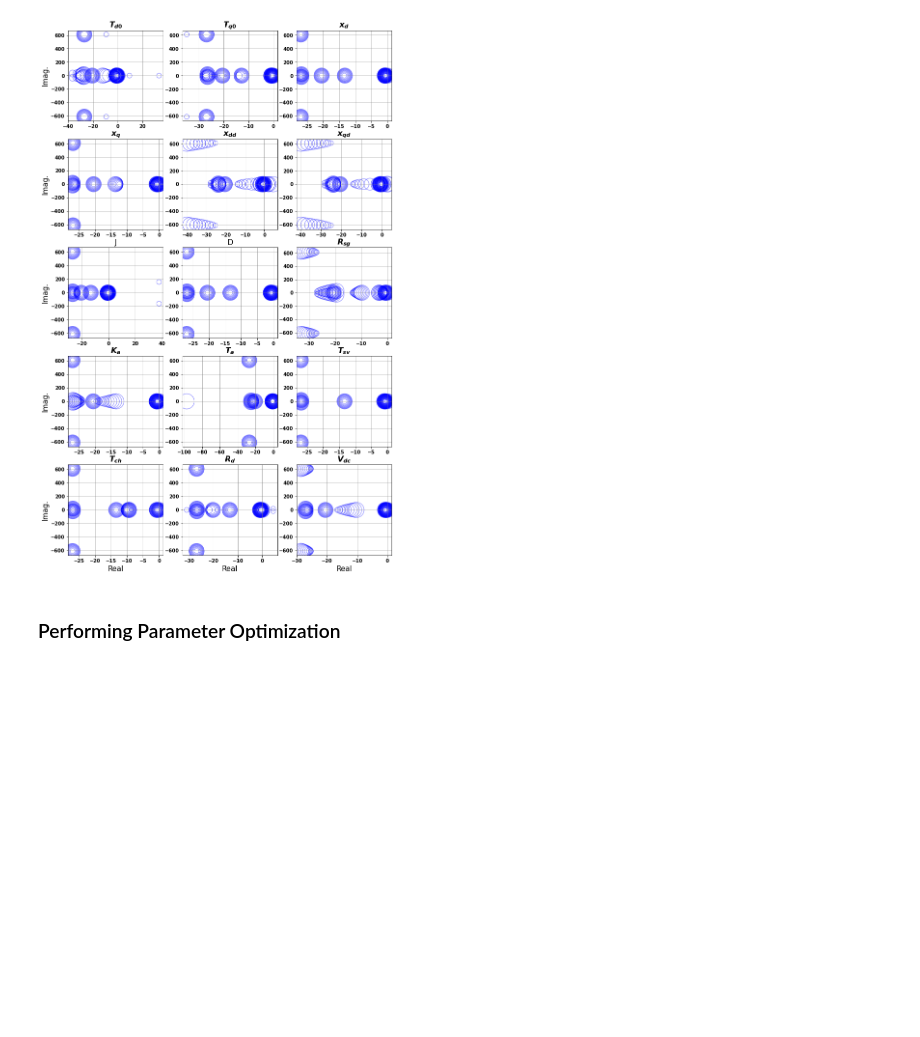
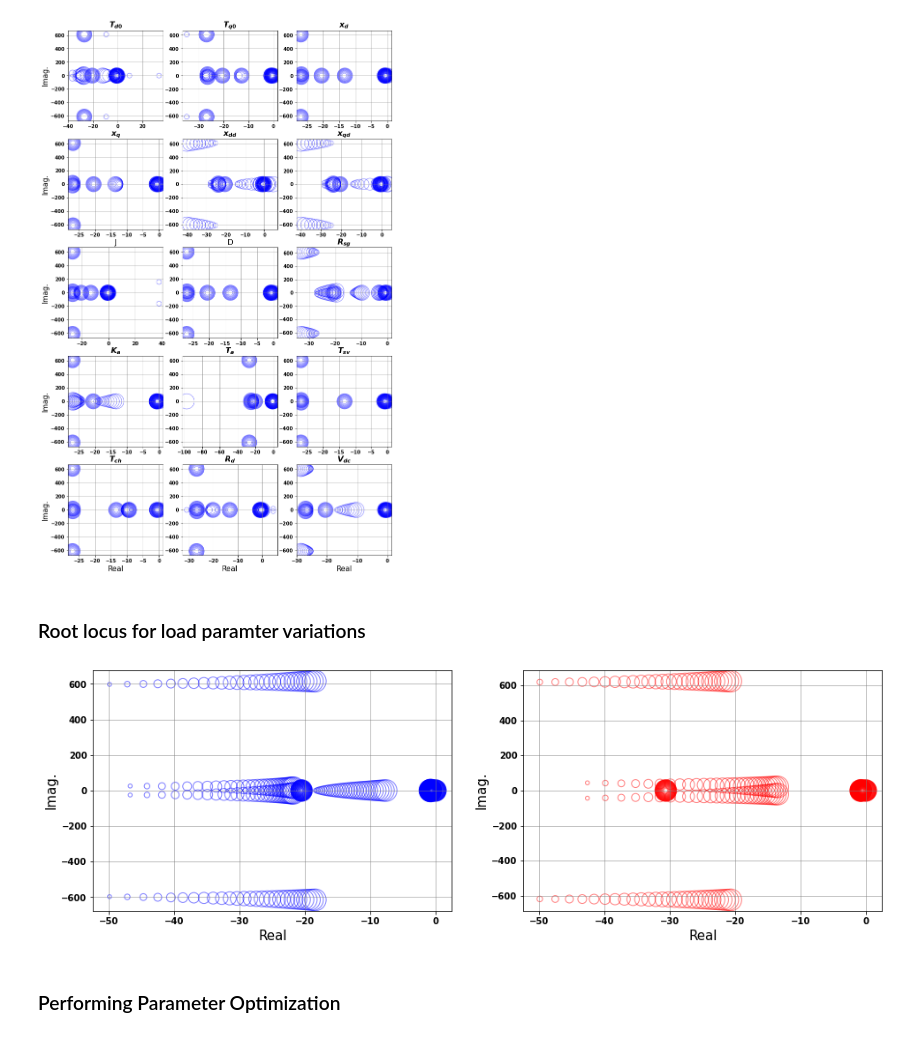
Before and after one commit to deependran7/VSM-Optimization, a Jupyter notebook: Linearization_Sensitivity_Optimization.ipynb, the cells around one changed output. Cells and saved outputs as stored; diff of their text form; code cells hidden in the pictures; blank space fills up the shorter version.

```diff
--- a/Linearization_Sensitivity_Optimization.ipynb
+++ b/Linearization_Sensitivity_Optimization.ipynb
@@ -220,6 +221,47 @@ plt.savefig('Images/bSensitivity.pdf',dpi = 300, bbox_inches='tight')
 plt.show()
 # %% [output]
 [figure]
+# %% [markdown]
+### Root locus for load paramter variations
+# %%
+Jacobian_eval = Jacobian.subs([(Lf, Lfi),(Rf, Rfi),(w, wi),(Cf,Cfi),(Rc, Rci),(Lc,Lci),(Edd, Eddi),
+                               (Eqd, Eqdi),(Iod, Iodi),(Ioq, Ioqi),(Tinv,Tinvi),(Kinv,Kinvi),(Vbase,Vbasei),(Ibase,Ibasei)])
+# %%
+def Evaluate_Jacobian(X,RLoadi,XLoadi):
+    Td0i,Tq0i,xdi,xqi,xddi,xqdi,Ji,Di,Rsgi,Kai,Tai,Tsvi,Tchi,Rdi,Vdci= X
+    J_eval = Jacobian_eval.subs([(XL,XLoadi),(RL, RLoadi),(Td0, Td0i), (Tq0, Tq0i), (xd, xdi),(xq, xqi),(xdd, xddi),(xqd, xqdi),(J, Ji),
+                                 (D, Di),(Ta,Tai),(Ka,Kai),(Tsv,Tsvi),(Tch,Tchi),(Rd,Rdi),(Rsg,Rsgi),(Vdc,Vdci)])
+    eval_jacobian = np.array(J_eval).astype(np.float64)
+    return eval_jacobian
+
+def Evaluate_Eigen_Values(X,RLoadi,XLoadi):
+    Jacobian = Evaluate_Jacobian(X,RLoadi,XLoadi)
+    return np.linalg.eigvals(Jacobian)
+# %%
+nums = 30
+level = 50
+RLoad = np.linspace(RLoadi-level,RLoadi+level,nums)
+XLoad = np.linspace(XLoadi - level,XLoadi + level,nums)
+# %%
+fig, (ax1,ax2) = plt.subplots(1,2,figsize = (16,5))
+for i,param in enumerate(RLoad):
+    eigen_values = Evaluate_Eigen_Values(X_default,RLoad[i],XLoad[i])
+    eigv=eigen_values[eigen_values.real>-100]
+    im = ax1.scatter(eigv.real,eigv.imag,s=20*(i+1), facecolors='none', edgecolors='b',alpha = 0.5)
+
+    eigen_values = Evaluate_Eigen_Values(X_optimal,RLoad[i],XLoad[i])
+    eigv=eigen_values[eigen_values.real>-50]
+    im = ax2.scatter(eigv.real,eigv.imag,s=20*(i+1), facecolors='none', edgecolors='r',alpha = 0.5)
+ax1.grid()
+ax1.set_xlabel('Real')
+ax1.set_ylabel('Imag.')
+ax2.grid()
+ax2.set_xlabel('Real')
+ax2.set_ylabel('Imag.')
+plt.savefig('Images/rlocus_load.pdf',dpi = 300, bbox_inches='tight')
+plt.show()
+# %% [output]
+[figure, added]
 # %% [markdown]
 ### Performing Parameter Optimization
 # %%
```
Also changed, not shown: parts of 1 cell of this notebook.
